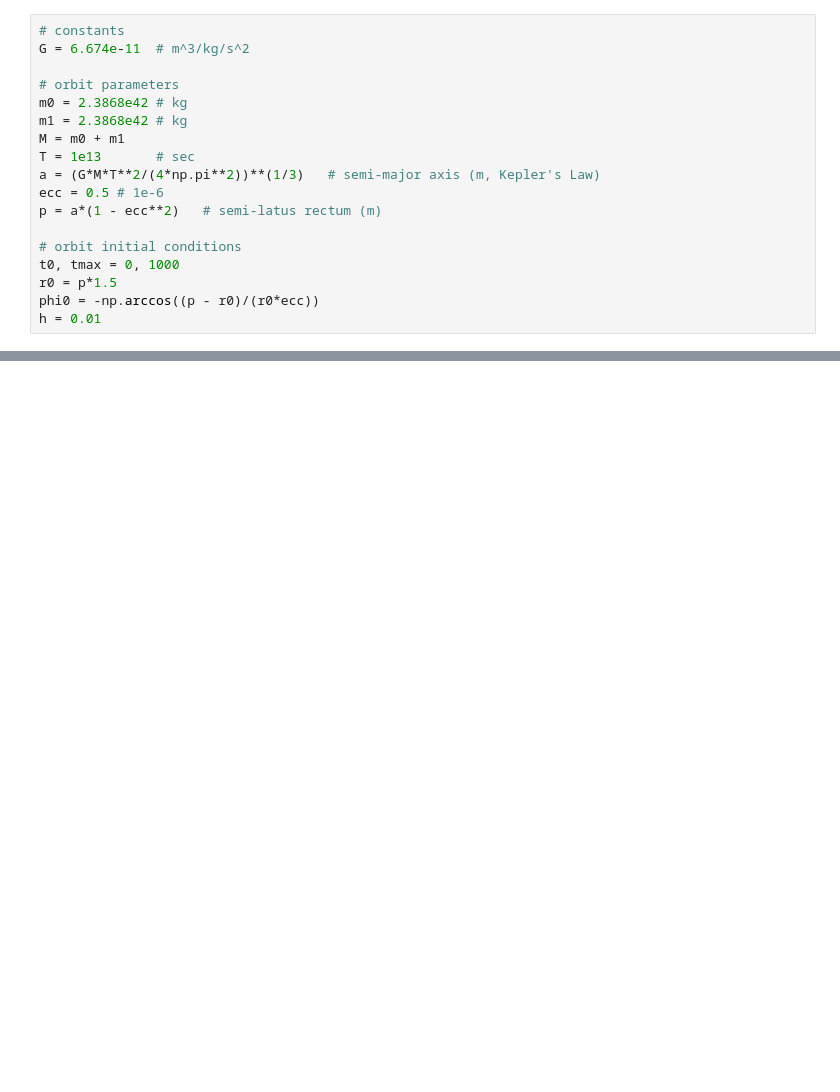
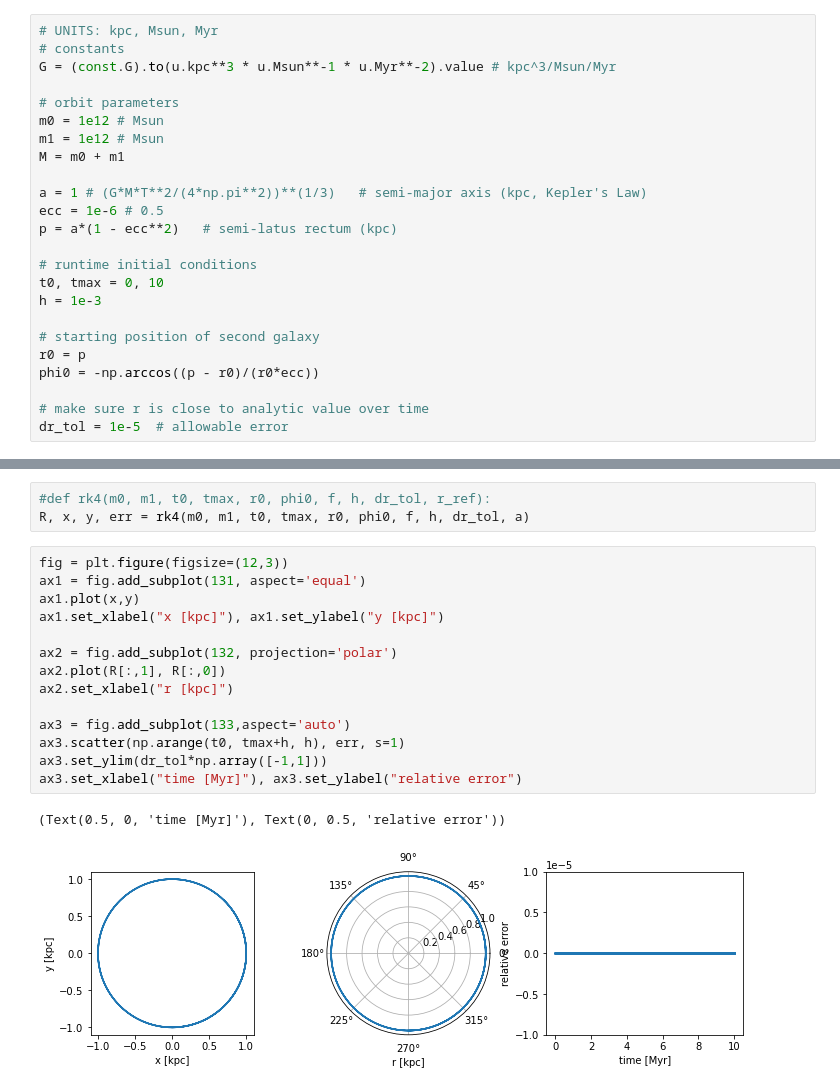
Before and after one commit to q-pratz-chem/Interacting_Galaxies, a Jupyter notebook: project2_sandbox.ipynb, the cells around one changed output, grey strips where cells are left out. Cells and saved outputs as stored; diff of their text form; blank space fills up the shorter version.

Commit message:
added runge kutte function for solving circular orbit

```diff
--- a/project2_sandbox.ipynb
+++ b/project2_sandbox.ipynb
@@ -11,18 +12,24 @@ from orbvel import *
 # %%
+# UNITS: kpc, Msun, Myr
 # constants
-G = 6.674e-11  # m^3/kg/s^2
+G = (const.G).to(u.kpc**3 * u.Msun**-1 * u.Myr**-2).value # kpc^3/Msun/Myr
 
 # orbit parameters
-m0 = 2.3868e42 # kg
-m1 = 2.3868e42 # kg
+m0 = 1e12 # Msun
+m1 = 1e12 # Msun
 M = m0 + m1
-T = 1e13       # sec
-a = (G*M*T**2/(4*np.pi**2))**(1/3)   # semi-major axis (m, Kepler's Law)
-ecc = 0.5 # 1e-6
-p = a*(1 - ecc**2)   # semi-latus rectum (m)
 
-# orbit initial conditions
-t0, tmax = 0, 1000
-r0 = p*1.5
+a = 1 # (G*M*T**2/(4*np.pi**2))**(1/3)   # semi-major axis (kpc, Kepler's Law)
+ecc = 1e-6 # 0.5
+p = a*(1 - ecc**2)   # semi-latus rectum (kpc)
+
+# runtime initial conditions
+t0, tmax = 0, 10
+h = 1e-3
+
+# starting position of second galaxy
+r0 = p
 phi0 = -np.arccos((p - r0)/(r0*ecc))
-h = 0.01
+
+# make sure r is close to analytic value over time
+dr_tol = 1e-5  # allowable error
@@ -33,0 +48,20 @@ array([-1.15217241e-15,  1.96780674e-34])
+# %%
+#def rk4(m0, m1, t0, tmax, r0, phi0, f, h, dr_tol, r_ref):
+R, x, y, err = rk4(m0, m1, t0, tmax, r0, phi0, f, h, dr_tol, a)
+# %%
+fig = plt.figure(figsize=(12,3))
+ax1 = fig.add_subplot(131, aspect='equal')
+ax1.plot(x,y)
+ax1.set_xlabel("x [kpc]"), ax1.set_ylabel("y [kpc]")
+
+ax2 = fig.add_subplot(132, projection='polar')
+ax2.plot(R[:,1], R[:,0])
+ax2.set_xlabel("r [kpc]")
+
+ax3 = fig.add_subplot(133,aspect='auto')
+ax3.scatter(np.arange(t0, tmax+h, h), err, s=1)
+ax3.set_ylim(dr_tol*np.array([-1,1]))
+ax3.set_xlabel("time [Myr]"), ax3.set_ylabel("relative error")
+# %% [output]
+(Text(0.5, 0, 'time [Myr]'), Text(0, 0.5, 'relative error'))
+[figure, added]
```
Also changed, not shown: parts of 3 cells of this notebook, 2 other files.
